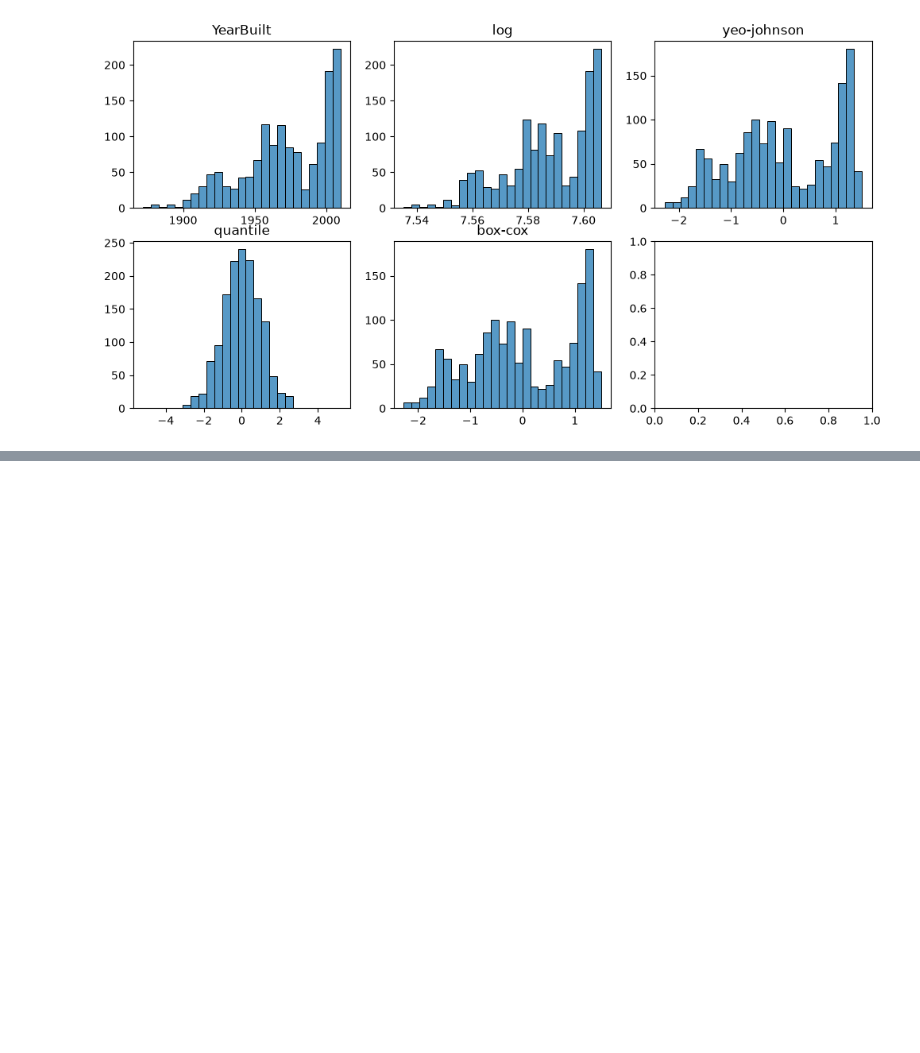
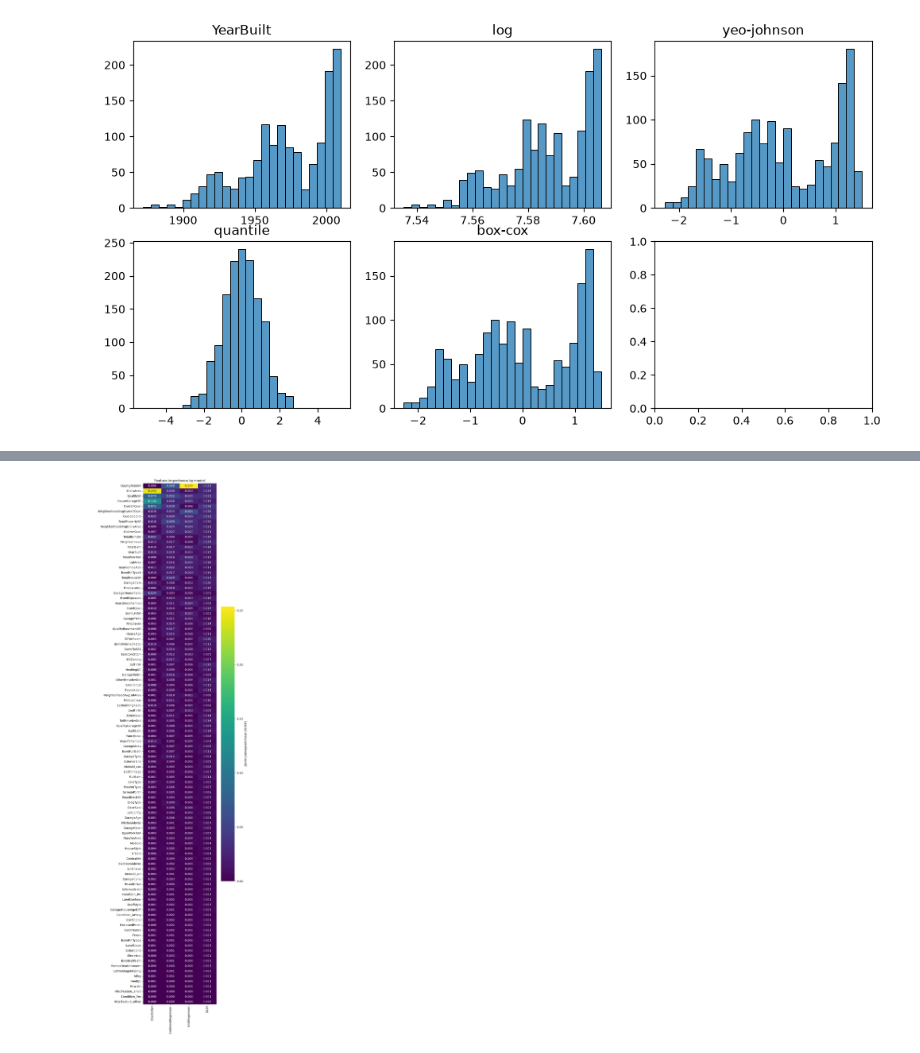
Before and after one commit to kh4beep/House_Prices, a Jupyter notebook: draft.ipynb, the cells around one changed output, grey strips where cells are left out. Drawn from its saved outputs; the diff is of its cells as text; code cells hidden in the pictures; blank space fills up the shorter version.

```diff
--- a/draft.ipynb
+++ b/draft.ipynb
@@ -343,0 +388,20 @@ plt.show()
+# %%
+imp = pd.read_csv(r'checkpoints\shap\shap_importance.csv', index_col=0)
+means = imp.filter(like='_mean').rename(columns=lambda c: c.removesuffix('_mean'))
+means = means.div(means.sum(axis=0), axis=1)
+means = means.loc[means.mean(axis=1).sort_values(ascending=False).index]
+
+plt.figure(figsize=(1.15 * means.shape[1] + 3, 0.25 * means.shape[0] + 2))
+sns.heatmap(
+    means,
+    annot=True,
+    fmt='.3f',
+    cmap='viridis',
+    vmin=0,
+    cbar_kws={'label': 'Доля суммарной mean |SHAP|'}
+)
+plt.title('Feature importance by model')
+plt.tight_layout()
+plt.show()
+# %% [output]
+[figure, added]
```
Also changed, not shown: parts of 17 cells of this notebook, 12 other files.
